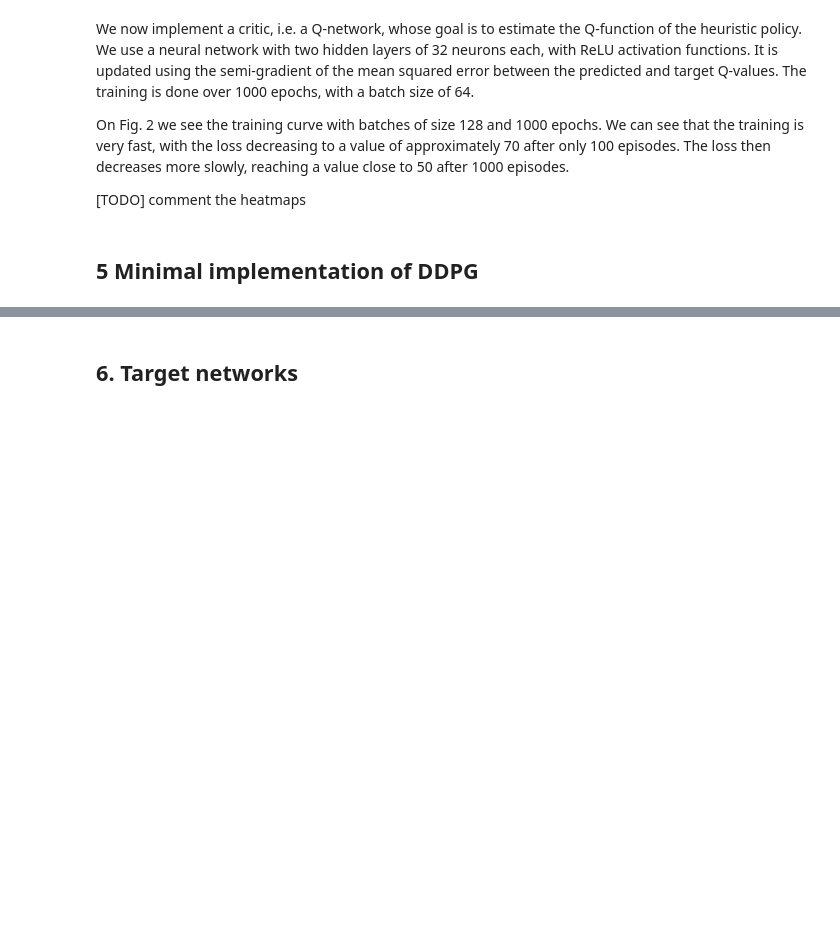
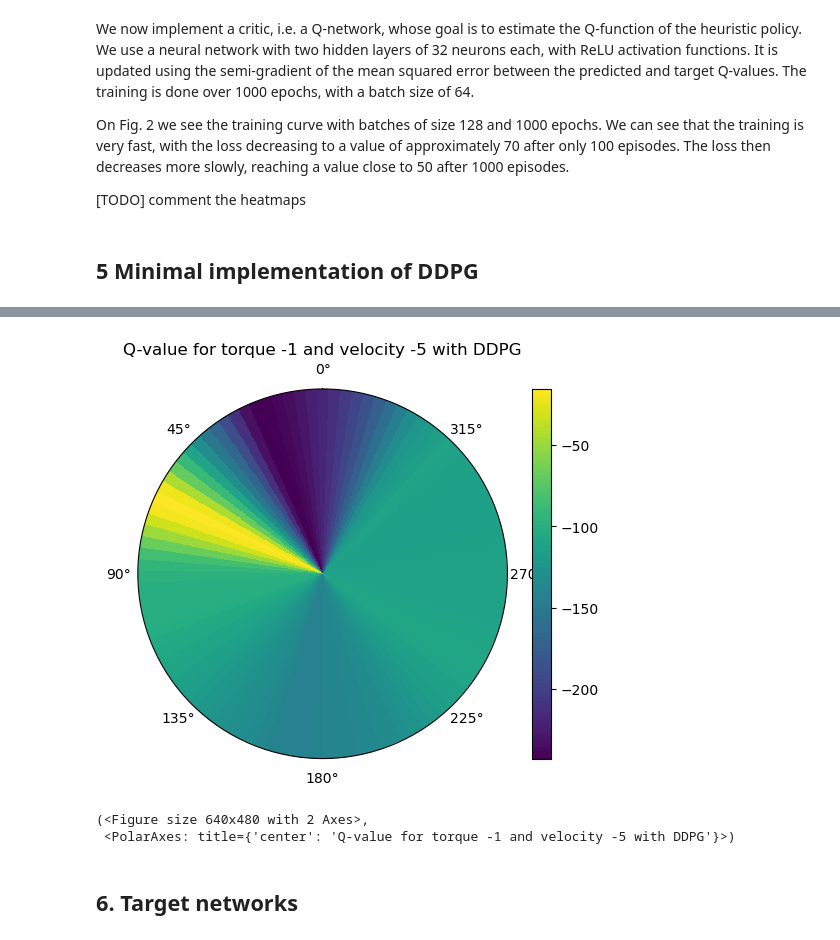
Before and after one commit to antmaier/DDPG-Inverted-Pendulum, a Jupyter notebook: Code_DDPG_Maier_Maier.ipynb, the cells around one changed output, grey strips where cells are left out. Drawn from its saved outputs; the diff is of its cells as text; code cells hidden in the pictures; blank space fills up the shorter version.

```diff
--- a/Code_DDPG_Maier_Maier.ipynb
+++ b/Code_DDPG_Maier_Maier.ipynb
@@ -752,9 +762,13 @@ ddpg_agent_mean_return, ddpg_agent_standard_deviation = compute_return_mean_std(
 print('Average return over {} episodes: {}±{}'.format(n_episodes, round(ddpg_agent_mean_return), round(ddpg_agent_standard_deviation)))
 # %%
 # Heatmaps of the Q-function
-torque = 1
+torque = -1
 velocity = -5
-heatmap(q_network_DDPG, torque, velocity, show=True, suffix=" with DDPG", save=True, name="5-Heatmap-DDPG_1_-5")
+heatmap(q_network_DDPG, torque, velocity, show=True, suffix=" with DDPG", save=False)
+# %% [output]
+[figure, added]
+(<Figure size 640x480 with 2 Axes>,
+ <PolarAxes: title={'center': 'Q-value for torque -1 and velocity -5 with DDPG'}>)
 # %%
 # Save gif
 save_animation("5-DDPG-agent", ddpg_agent)
```
Also changed, not shown: parts of 3 cells of this notebook.
